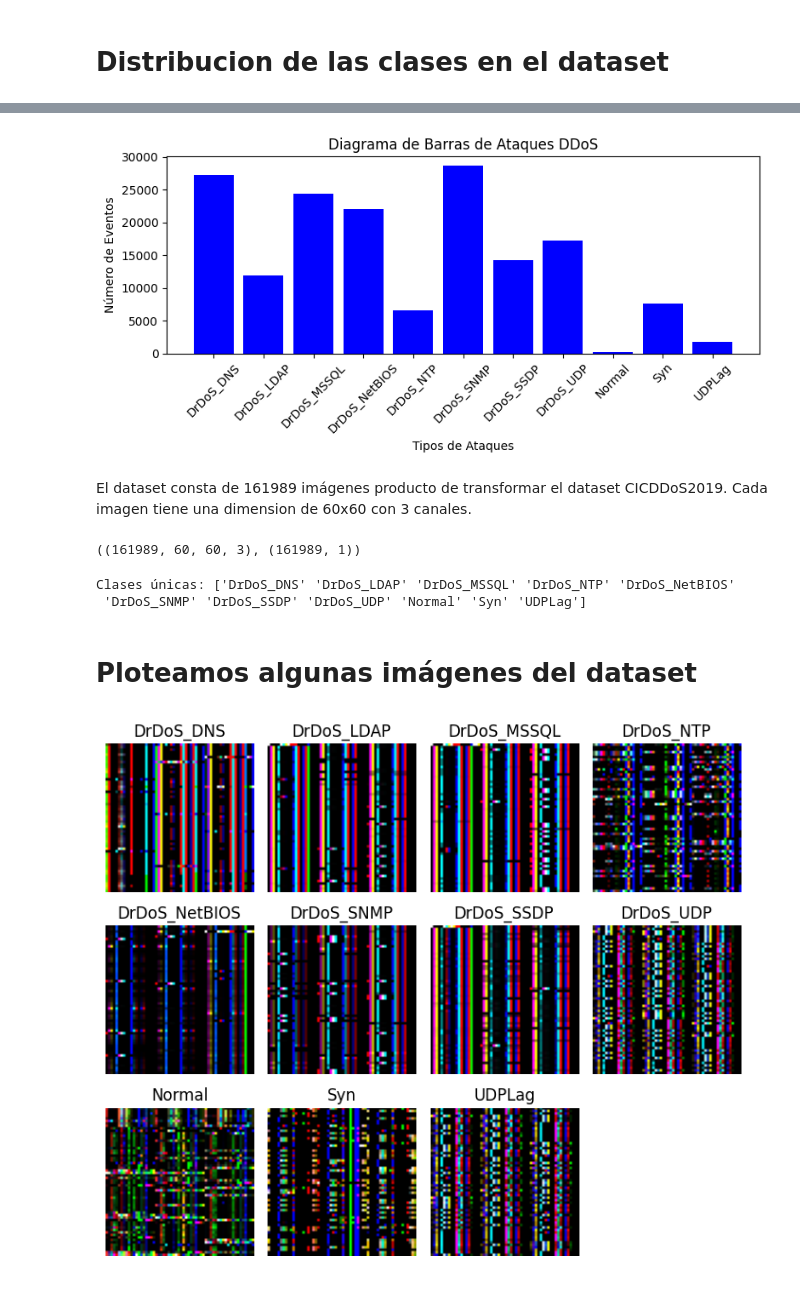
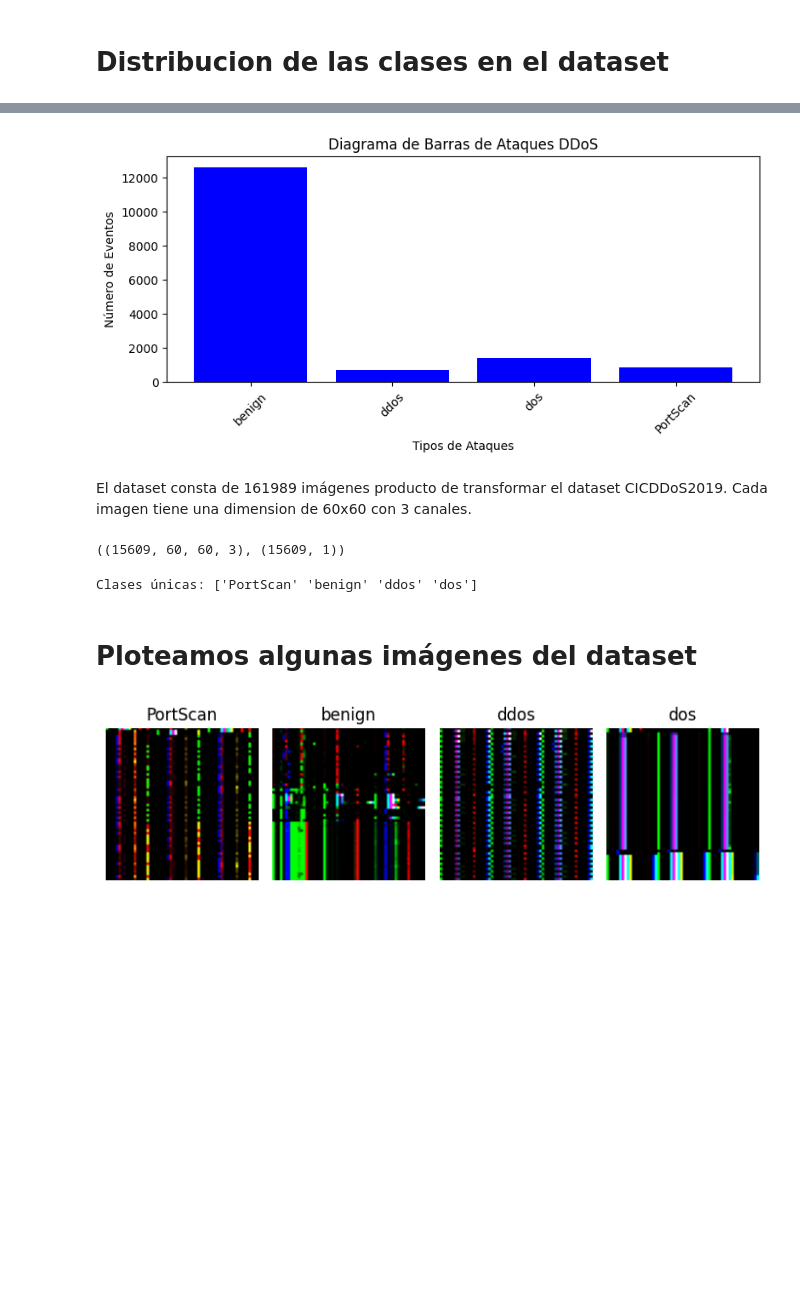
Before and after one commit to jbuzzio/DeepLearning, a Jupyter notebook: 01_exploración_de_datos.ipynb, the cells around one changed output, grey strips where cells are left out. Saved outputs shown, nothing was run; the diff lists cells and outputs as text; code cells hidden in the pictures; blank space fills up the shorter version.

```diff
--- a/01_exploración_de_datos.ipynb
+++ b/01_exploración_de_datos.ipynb
@@ -41,7 +44,7 @@ import matplotlib.pyplot as plt
 # %% [markdown]
 # Cargar el dataset
 # %%
-dataset = np.load("/content/cicddos2019_dataset.npz")
+dataset = np.load("/content/cicids2017_dataset.npz")
 X = dataset['X']
 y = dataset['y']
 # %%
@@ -92,19 +85,18 @@ plt.xticks(rotation=45)
 plt.tight_layout()
 plt.show()
 # %% [output]
-[figure, old version]
+[figure, new version]
 # %% [markdown]
 El dataset consta de 161989 imágenes producto de transformar el dataset CICDDoS2019. Cada imagen tiene una dimension de 60x60 con 3 canales.
 # %%
 X.shape, labels.shape
 # %% [output]
-((161989, 60, 60, 3), (161989, 1))
+((15609, 60, 60, 3), (15609, 1))
 # %%
 clases = np.unique(labels)
 print("Clases únicas:", clases)
 # %% [output]
-Clases únicas: ['DrDoS_DNS' 'DrDoS_LDAP' 'DrDoS_MSSQL' 'DrDoS_NTP' 'DrDoS_NetBIOS'
- 'DrDoS_SNMP' 'DrDoS_SSDP' 'DrDoS_UDP' 'Normal' 'Syn' 'UDPLag']
+Clases únicas: ['PortScan' 'benign' 'ddos' 'dos']
 # %% [markdown]
 # Ploteamos algunas imágenes del dataset
 # %%
@@ -115,23 +107,23 @@ for clase in clases:
     indice = np.where(y == clase)[0][0]
     muestras[clase] = X[indice]
 # %%
-num_clases = len(clases)
+num_clases = 4
 
 # Crea la figura y subplots
-fig, axes = plt.subplots(3, 4, figsize=(7, 6))
+fig, axes = plt.subplots(1, 4, figsize=(7, 6))
 axes = axes.flatten()  # Aseguramos que los ejes sean una lista plana
 
 # Rellena los subplots con las imágenes representativas
 for i, clase in enumerate(clases):
     axes[i].imshow(muestras[clase])
     axes[i].set_title(f"{clase}")
     axes[i].axis("off")  # Oculta los ejes
 
 # Desactiva subplots vacíos si hay más subplots que clases
 for j in range(num_clases, len(axes)):
     axes[j].axis("off")
 
 plt.tight_layout()
 plt.show()
 # %% [output]
-[figure, old version]
+[figure, new version]
```
Also changed, not shown: parts of 3 cells of this notebook.
